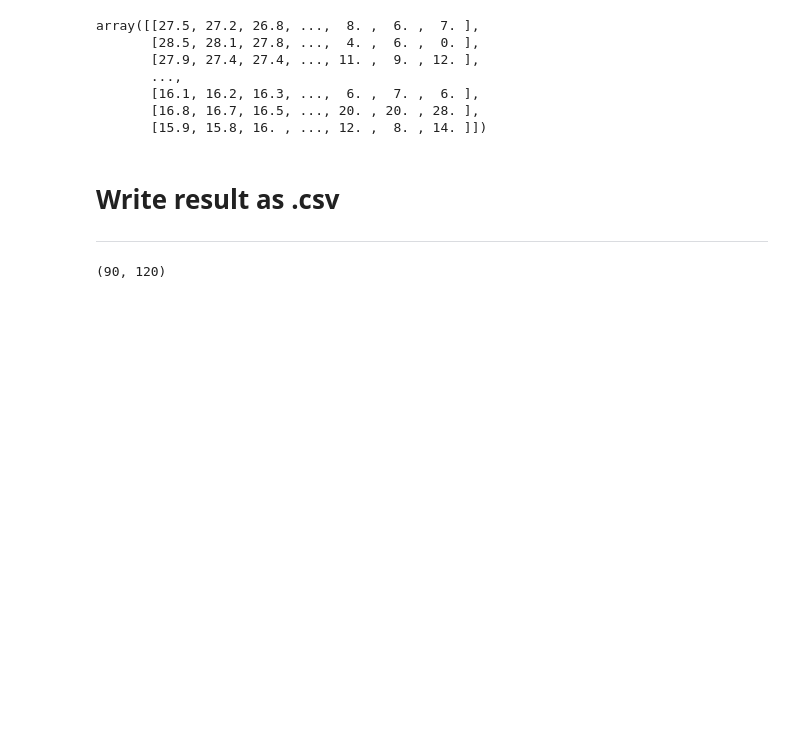
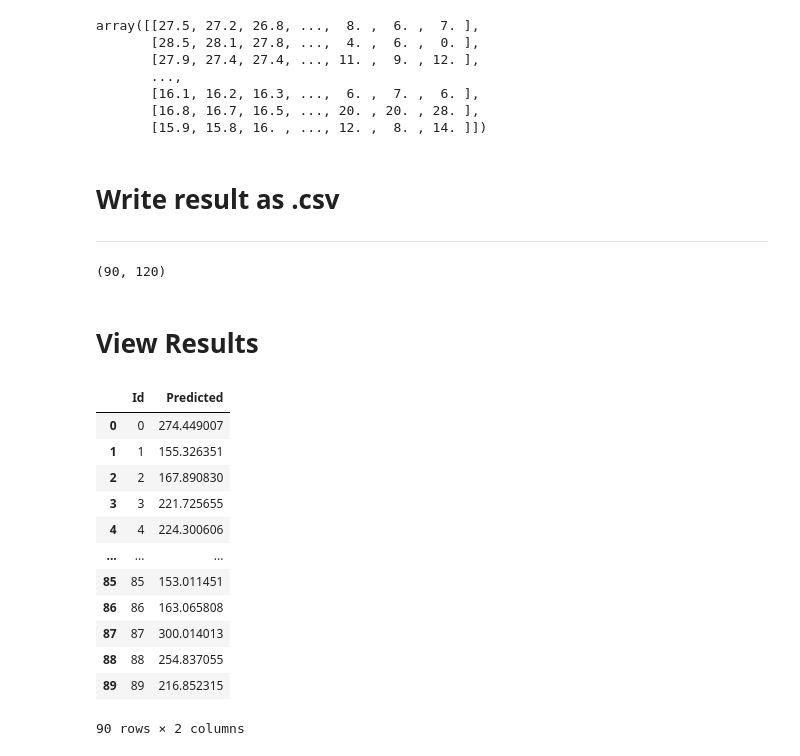
Before and after one commit to henry09027/NTU-Course-MachineLearning, a Jupyter notebook: Homework/HW1/Code/2026ML_HW1_sample.ipynb, the cells around one changed output. Drawn from its saved outputs; the diff is of its cells as text; code cells hidden in the pictures; blank space fills up the shorter version.

```diff
--- a/Homework/HW1/Code/2026ML_HW1_sample.ipynb
+++ b/Homework/HW1/Code/2026ML_HW1_sample.ipynb
@@ -391,3 +646,5 @@ array([[27.5, 27.2, 26.8, ...,  8. ,  6. ,  7. ],
       writer.writerow([i, prediction])
 # %% [output]
 (90, 120)
+# %% [markdown]
+# **View Results**
@@ -393,0 +654,17 @@ array([[27.5, 27.2, 26.8, ...,  8. ,  6. ,  7. ],
+# %%
+my_sol_df = pd.read_csv('my_sol.csv')
+display(my_sol_df)
+# %% [output]
+|  | Id | Predicted |
+| 0 | 0 | 274.449007 |
+| 1 | 1 | 155.326351 |
+| 2 | 2 | 167.890830 |
+| 3 | 3 | 221.725655 |
+| 4 | 4 | 224.300606 |
+| ... | ... | ... |
+| 85 | 85 | 153.011451 |
+| 86 | 86 | 163.065808 |
+| 87 | 87 | 300.014013 |
+| 88 | 88 | 254.837055 |
+| 89 | 89 | 216.852315 |
+90 rows × 2 columns
```
Also changed, not shown: parts of 11 cells of this notebook.
